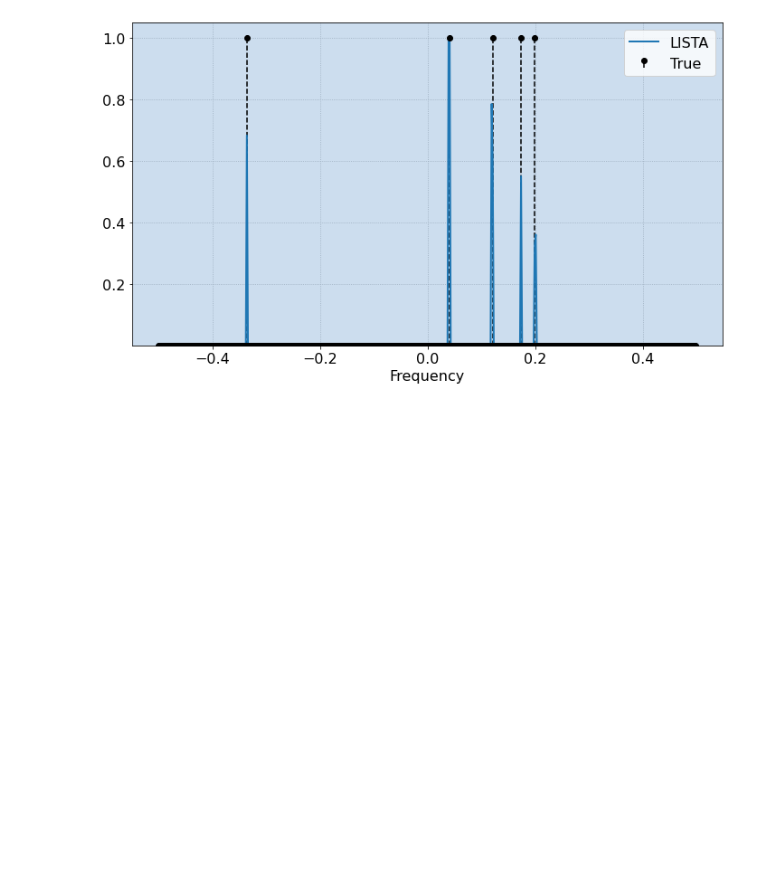
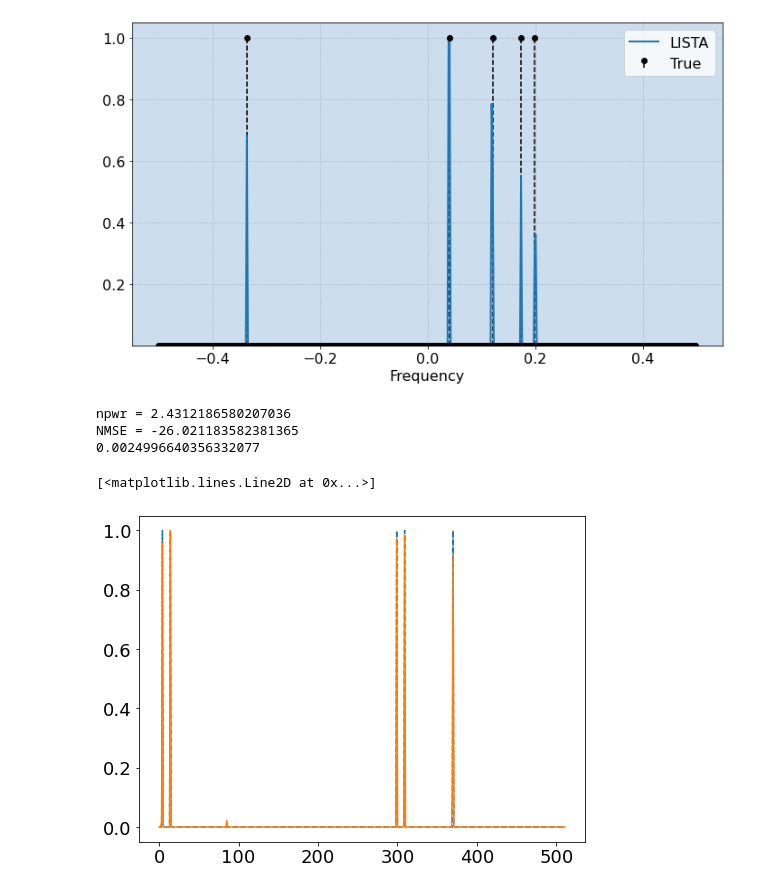
Before and after one commit to ElasticDuckCode/Complex-LISTA, a Jupyter notebook: ComplexLISTA.ipynb, the cells around one changed output. Cells and saved outputs as stored; diff of their text form; code cells hidden in the pictures; blank space fills up the shorter version.

```diff
--- a/ComplexLISTA.ipynb
+++ b/ComplexLISTA.ipynb
@@ -16,6 +17,6 @@ import torch
 from torch.nn.functional import relu, mse_loss, conv1d
 from torch.nn import Module, Parameter, ReLU
 
-device = torch.device('cuda')
+device = torch.device('cpu')
 print(device)
 # %% [output]
@@ -625,0 +790,28 @@ for p, model in enumerate(models):
+# %%
+dataMC = dataset_testing.regenerate_measurements(sigs[2], A_u)
+x_test, y_test = dataMC[0]
+x_test = x_test.detach().cpu().numpy()
+y_test = y_test.detach().cpu().numpy()
+n_test = dataset_testing.getnoise(j).detach().cpu().numpy()
+npwr = norm(n_test)
+print(f"{npwr = }")
+x_pred = minL1_CVX(y_test, A_u, npwr)
+S_test = np.abs(x_test)
+S_pred = np.abs(x_pred)
+S_test /= S_test.max()
+S_pred /= S_pred.max()
+num = np.mean(np.square(S_pred - S_test))
+den = np.mean(np.square(S_test))
+print(f"NMSE = {10*np.log10(num/den)}")
+print(num/den)
+# %% [output]
+npwr = 2.4312186580207036
+NMSE = -26.021183582381365
+0.0024996640356332077
+# %%
+plt.figure(figsize=(8,6))
+plt.plot(S_test, '--')
+plt.plot(S_pred)
+# %% [output]
+[<matplotlib.lines.Line2D at 0x...>]
+[figure, added]
```
Also changed, not shown: parts of 13 cells of this notebook.
